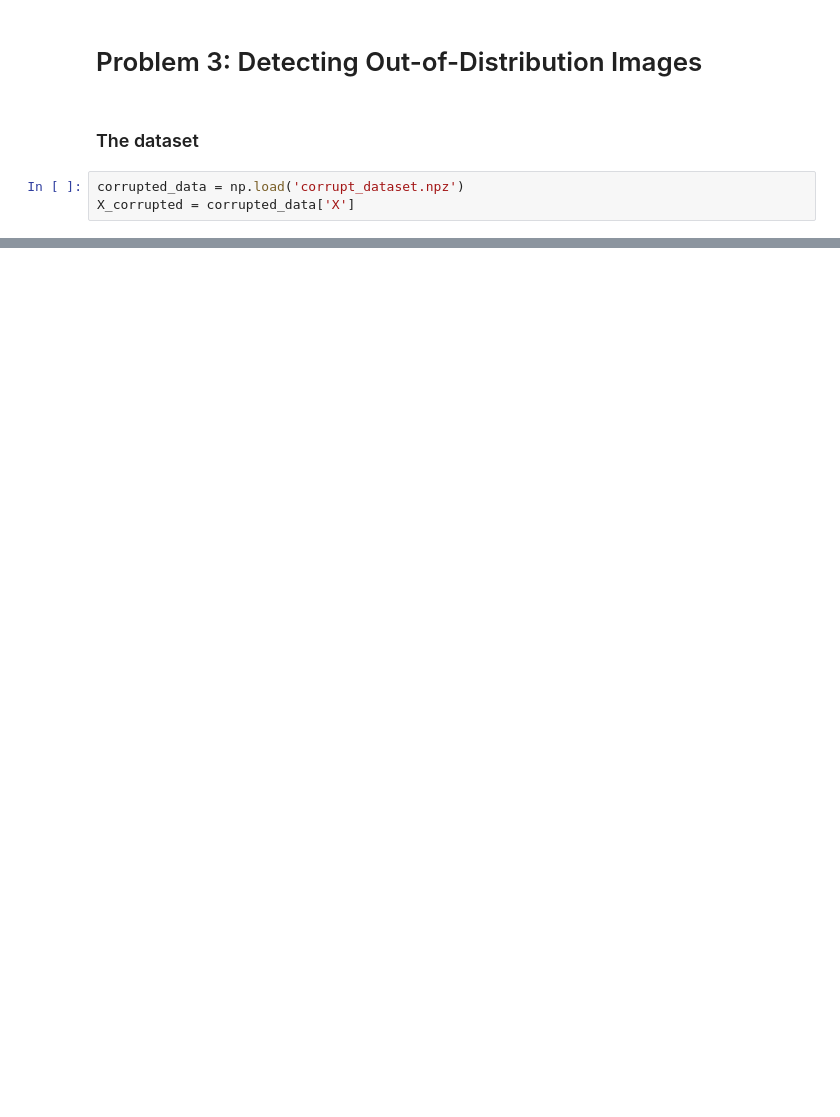
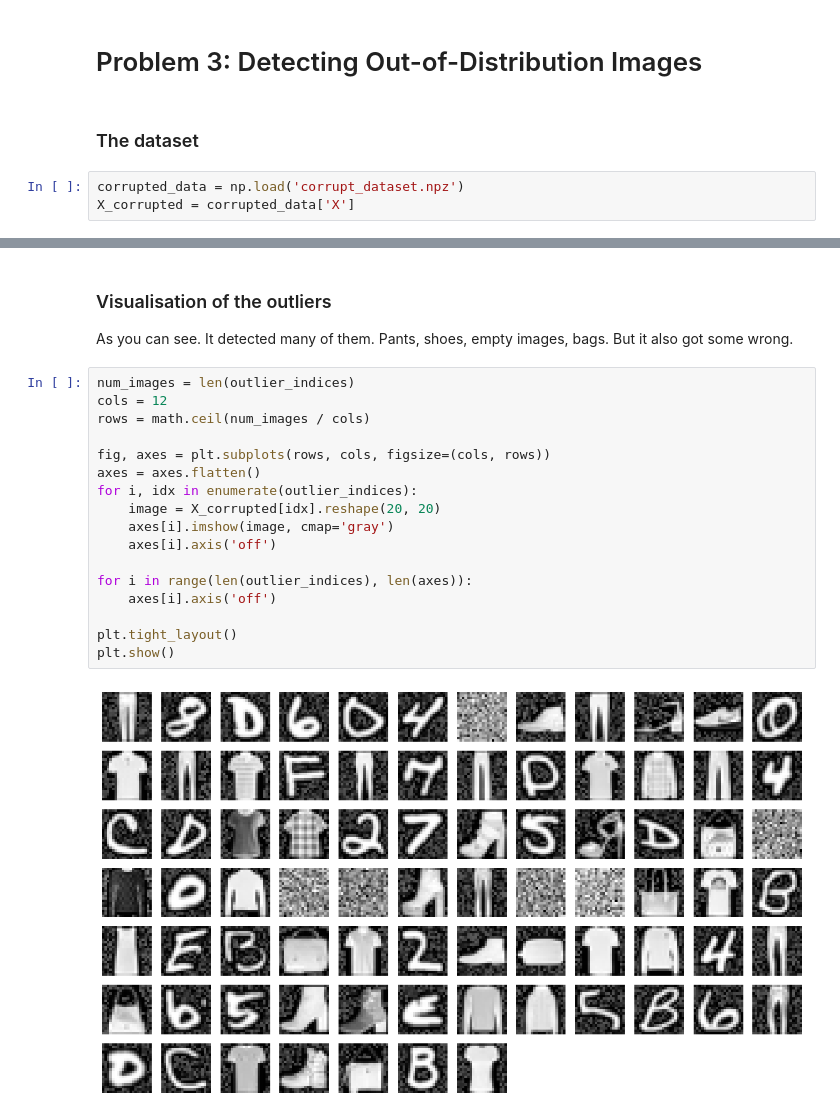
Before and after one commit to Smuch12/Digit-recognizer, a Jupyter notebook: digit_recognizer.ipynb, the cells around one changed output, grey strips where cells are left out. Cells and saved outputs as stored; diff of their text form; blank space fills up the shorter version.

```diff
--- a/digit_recognizer.ipynb
+++ b/digit_recognizer.ipynb
@@ -231,0 +335,23 @@ X_corrupted = corrupted_data['X']
+# %% [markdown]
+### Visualisation of the outliers
+
+As you can see. It detected many of them. Pants, shoes, empty images, bags. But it also got some wrong.
+# %%
+num_images = len(outlier_indices)
+cols = 12
+rows = math.ceil(num_images / cols)
+
+fig, axes = plt.subplots(rows, cols, figsize=(cols, rows))
+axes = axes.flatten()
+for i, idx in enumerate(outlier_indices):
+    image = X_corrupted[idx].reshape(20, 20)
+    axes[i].imshow(image, cmap='gray')
+    axes[i].axis('off')
+
+for i in range(len(outlier_indices), len(axes)):
+    axes[i].axis('off')
+
+plt.tight_layout()
+plt.show()
+# %% [output]
+[figure, added]
```
Also changed, not shown: parts of 23 cells of this notebook, 1 other file.
